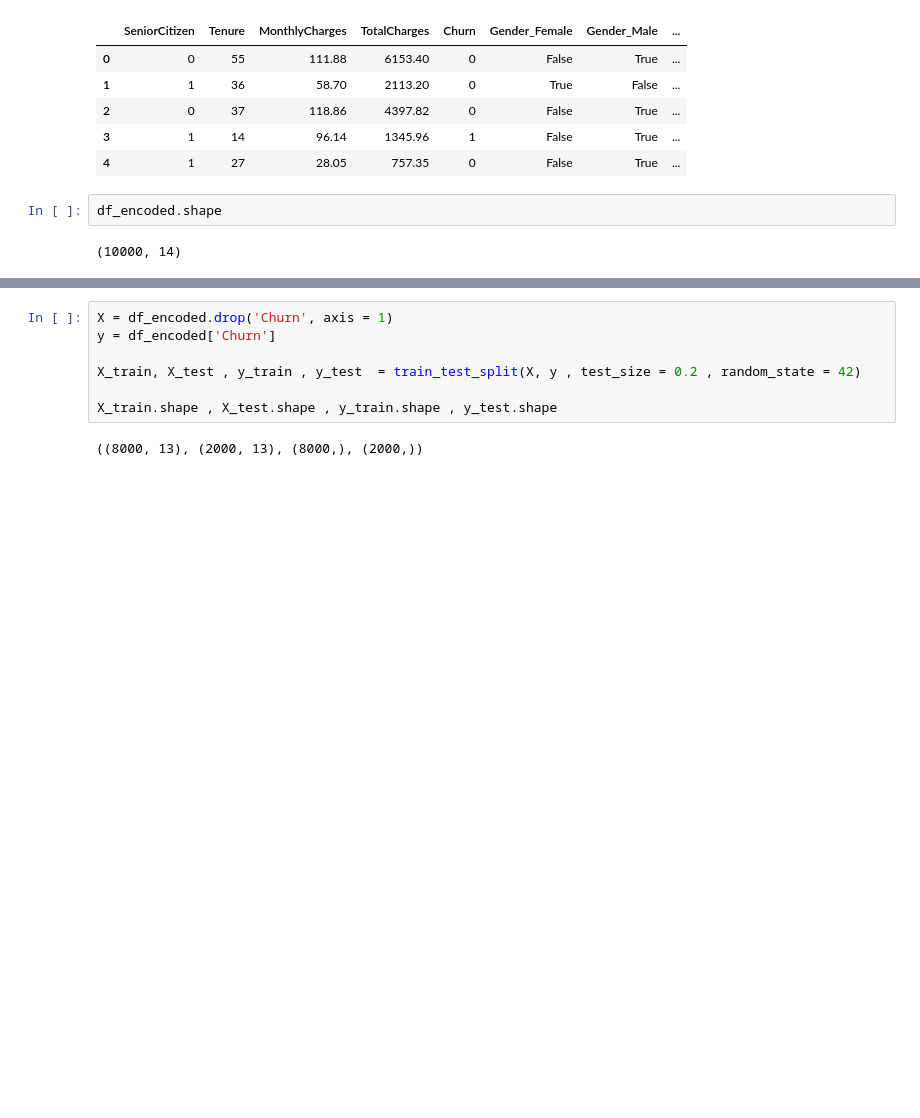
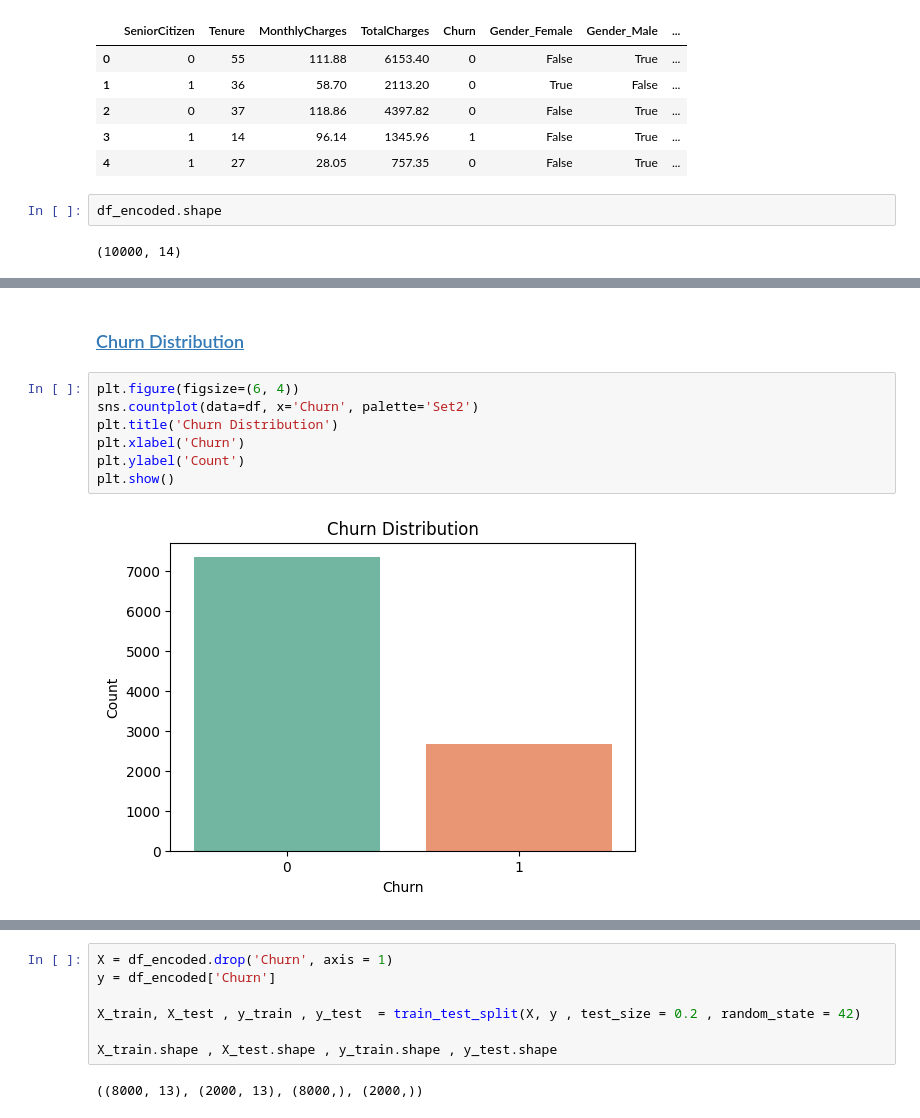
Before and after one commit to sobiahashmi/Optimizing_Telecom_Churn_Prediction_with_Optuna, a Jupyter notebook: 01_churn_prediction_telecom.ipynb, the cells around one changed output, grey strips where cells are left out. Drawn from its saved outputs; the diff is of its cells as text; blank space fills up the shorter version.

```diff
--- a/01_churn_prediction_telecom.ipynb
+++ b/01_churn_prediction_telecom.ipynb
@@ -175,0 +291,11 @@ df_encoded.shape
+# %% [markdown]
+### <a id='toc1_5_4_'></a>[Churn Distribution](#toc0_)
+# %%
+plt.figure(figsize=(6, 4))
+sns.countplot(data=df, x='Churn', palette='Set2')
+plt.title('Churn Distribution')
+plt.xlabel('Churn')
+plt.ylabel('Count')
+plt.show()
+# %% [output]
+[figure, added]
```
Also changed, not shown: parts of 52 cells of this notebook.
